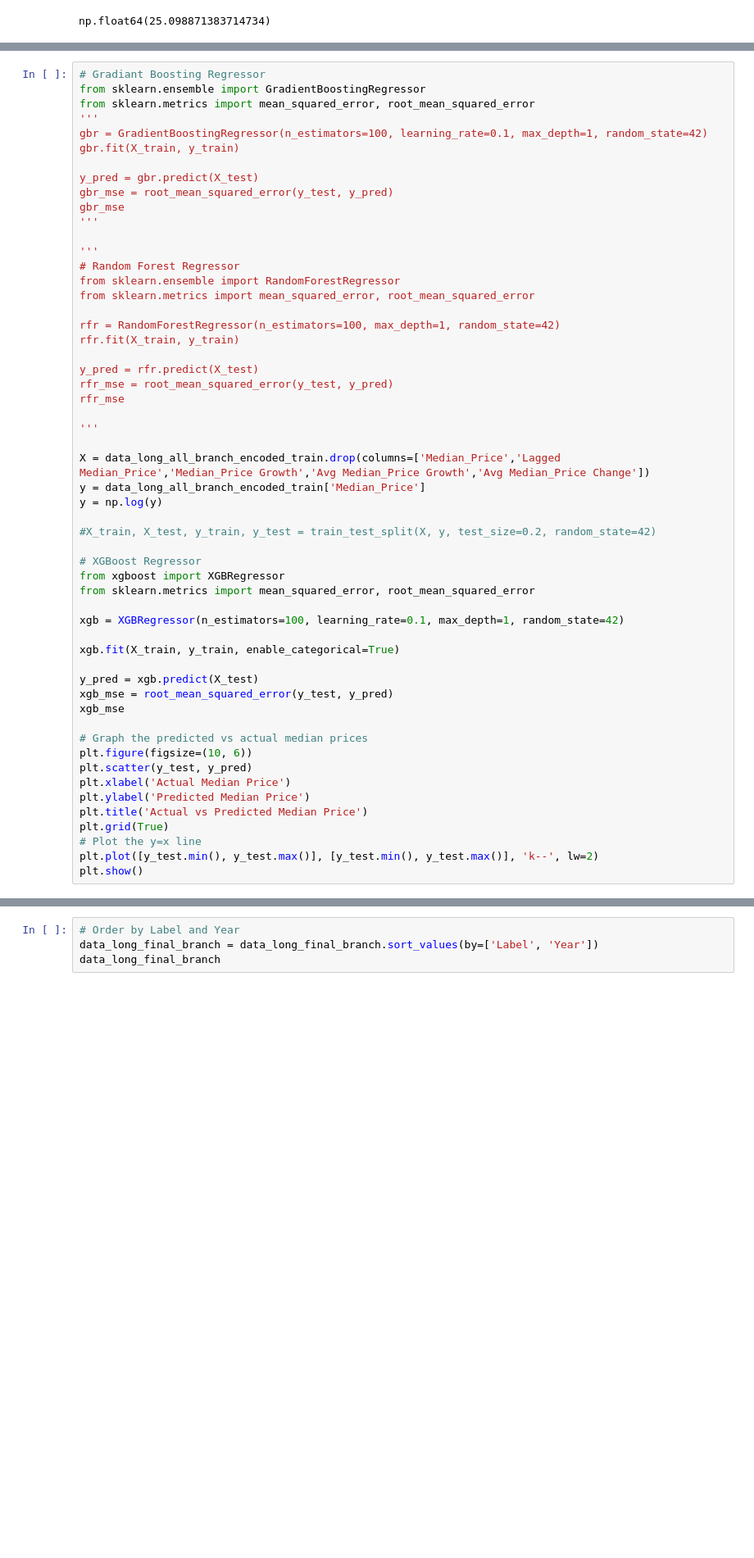
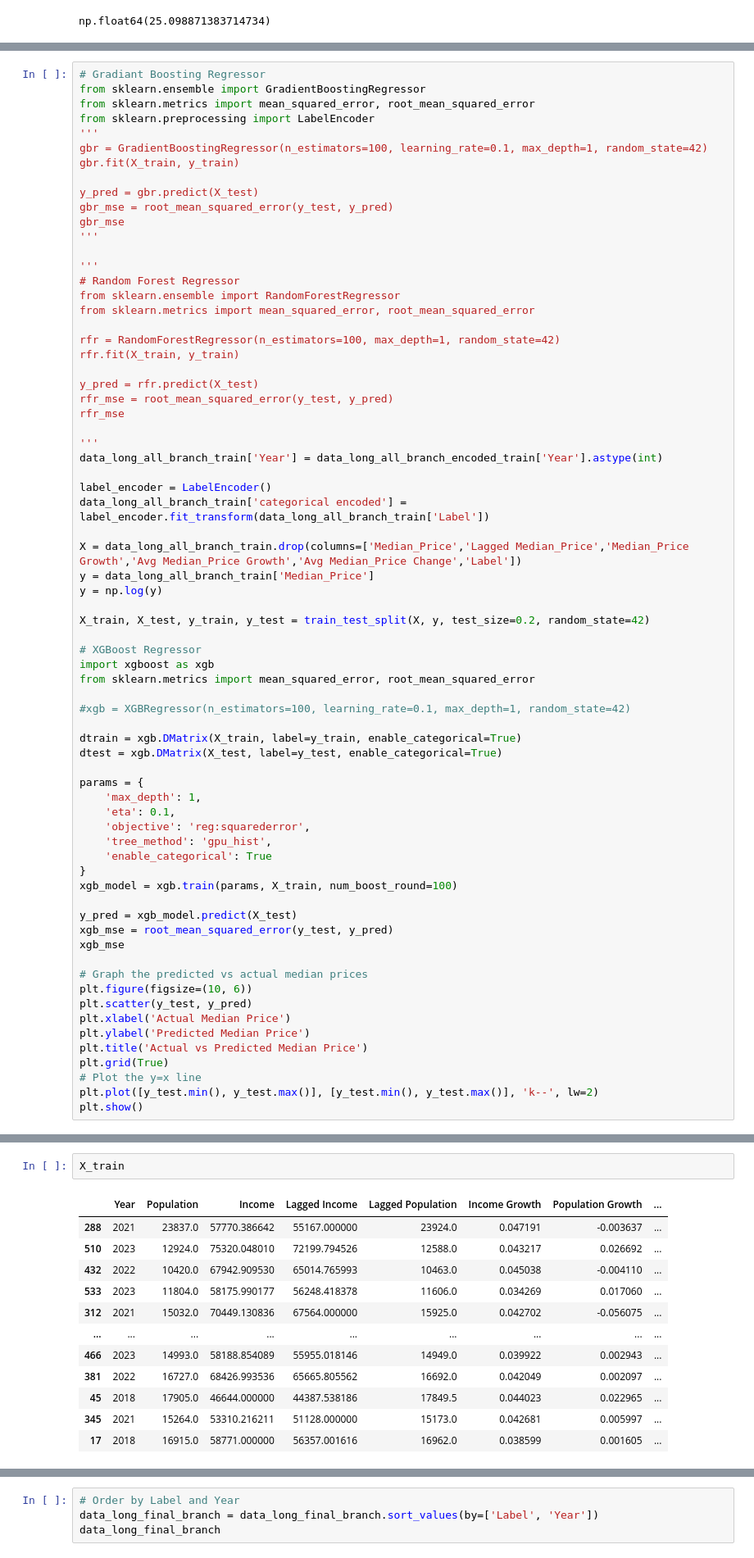
Before and after one commit to MAST30034-AppliedDataScience/project-2-group-real-estate-hexosergeantchelelebratebonitz, a Jupyter notebook: notebooks/Can/Modelling.ipynb, the cells around one changed output, grey strips where cells are left out. Shown: that part at 82% size. Drawn from its saved outputs; the diff is of its cells as text; blank space fills up the shorter version.

Commit message:
xgboost debugging needs work still

```diff
--- a/notebooks/Can/Modelling.ipynb
+++ b/notebooks/Can/Modelling.ipynb
@@ -599,6 +615,7 @@ np.float64(25.098871383714734)
 # Gradiant Boosting Regressor
 from sklearn.ensemble import GradientBoostingRegressor
 from sklearn.metrics import mean_squared_error, root_mean_squared_error
+from sklearn.preprocessing import LabelEncoder
 '''
 gbr = GradientBoostingRegressor(n_estimators=100, learning_rate=0.1, max_depth=1, random_state=42)
 gbr.fit(X_train, y_train)
@@ -621,22 +638,36 @@ rfr_mse = root_mean_squared_error(y_test, y_pred)
 rfr_mse
 
 '''
+data_long_all_branch_train['Year'] = data_long_all_branch_encoded_train['Year'].astype(int)
 
-X = data_long_all_branch_encoded_train.drop(columns=['Median_Price','Lagged Median_Price','Median_Price Growth','Avg Median_Price Growth','Avg Median_Price Change'])
-y = data_long_all_branch_encoded_train['Median_Price']
+label_encoder = LabelEncoder()
+data_long_all_branch_train['categorical encoded'] = label_encoder.fit_transform(data_long_all_branch_train['Label'])
+
+X = data_long_all_branch_train.drop(columns=['Median_Price','Lagged Median_Price','Median_Price Growth','Avg Median_Price Growth','Avg Median_Price Change','Label'])
+y = data_long_all_branch_train['Median_Price']
 y = np.log(y)
 
-#X_train, X_test, y_train, y_test = train_test_split(X, y, test_size=0.2, random_state=42)
+X_train, X_test, y_train, y_test = train_test_split(X, y, test_size=0.2, random_state=42)
 
 # XGBoost Regressor
-from xgboost import XGBRegressor
+import xgboost as xgb
 from sklearn.metrics import mean_squared_error, root_mean_squared_error
 
-xgb = XGBRegressor(n_estimators=100, learning_rate=0.1, max_depth=1, random_state=42)
+#xgb = XGBRegressor(n_estimators=100, learning_rate=0.1, max_depth=1, random_state=42)
 
-xgb.fit(X_train, y_train, enable_categorical=True)
+dtrain = xgb.DMatrix(X_train, label=y_train, enable_categorical=True)
+dtest = xgb.DMatrix(X_test, label=y_test, enable_categorical=True)
 
-y_pred = xgb.predict(X_test)
+params = {
+    'max_depth': 1,
+    'eta': 0.1,
+    'objective': 'reg:squarederror',
+    'tree_method': 'gpu_hist',
+    'enable_categorical': True
+}
+xgb_model = xgb.train(params, X_train, num_boost_round=100)
+
+y_pred = xgb_model.predict(X_test)
 xgb_mse = root_mean_squared_error(y_test, y_pred)
 xgb_mse
 
@@ -654,0 +699,15 @@ TypeError: XGBModel.fit() got an unexpected keyword argument 'enable_categorical
+# %%
+X_train
+# %% [output]
+|  | Year | Population | Income | Lagged Income | Lagged Population | Income Growth | Population Growth | ... |
+| 288 | 2021 | 23837.0 | 57770.386642 | 55167.000000 | 23924.0 | 0.047191 | -0.003637 | ... |
+| 510 | 2023 | 12924.0 | 75320.048010 | 72199.794526 | 12588.0 | 0.043217 | 0.026692 | ... |
+| 432 | 2022 | 10420.0 | 67942.909530 | 65014.765993 | 10463.0 | 0.045038 | -0.004110 | ... |
+| 533 | 2023 | 11804.0 | 58175.990177 | 56248.418378 | 11606.0 | 0.034269 | 0.017060 | ... |
+| 312 | 2021 | 15032.0 | 70449.130836 | 67564.000000 | 15925.0 | 0.042702 | -0.056075 | ... |
+| ... | ... | ... | ... | ... | ... | ... | ... | ... |
+| 466 | 2023 | 14993.0 | 58188.854089 | 55955.018146 | 14949.0 | 0.039922 | 0.002943 | ... |
+| 381 | 2022 | 16727.0 | 68426.993536 | 65665.805562 | 16692.0 | 0.042049 | 0.002097 | ... |
+| 45 | 2018 | 17905.0 | 46644.000000 | 44387.538186 | 17849.5 | 0.044023 | 0.022965 | ... |
+| 345 | 2021 | 15264.0 | 53310.216211 | 51128.000000 | 15173.0 | 0.042681 | 0.005997 | ... |
+| 17 | 2018 | 16915.0 | 58771.000000 | 56357.001616 | 16962.0 | 0.038599 | 0.001605 | ... |
```
Also changed, not shown: parts of 3 cells of this notebook.
